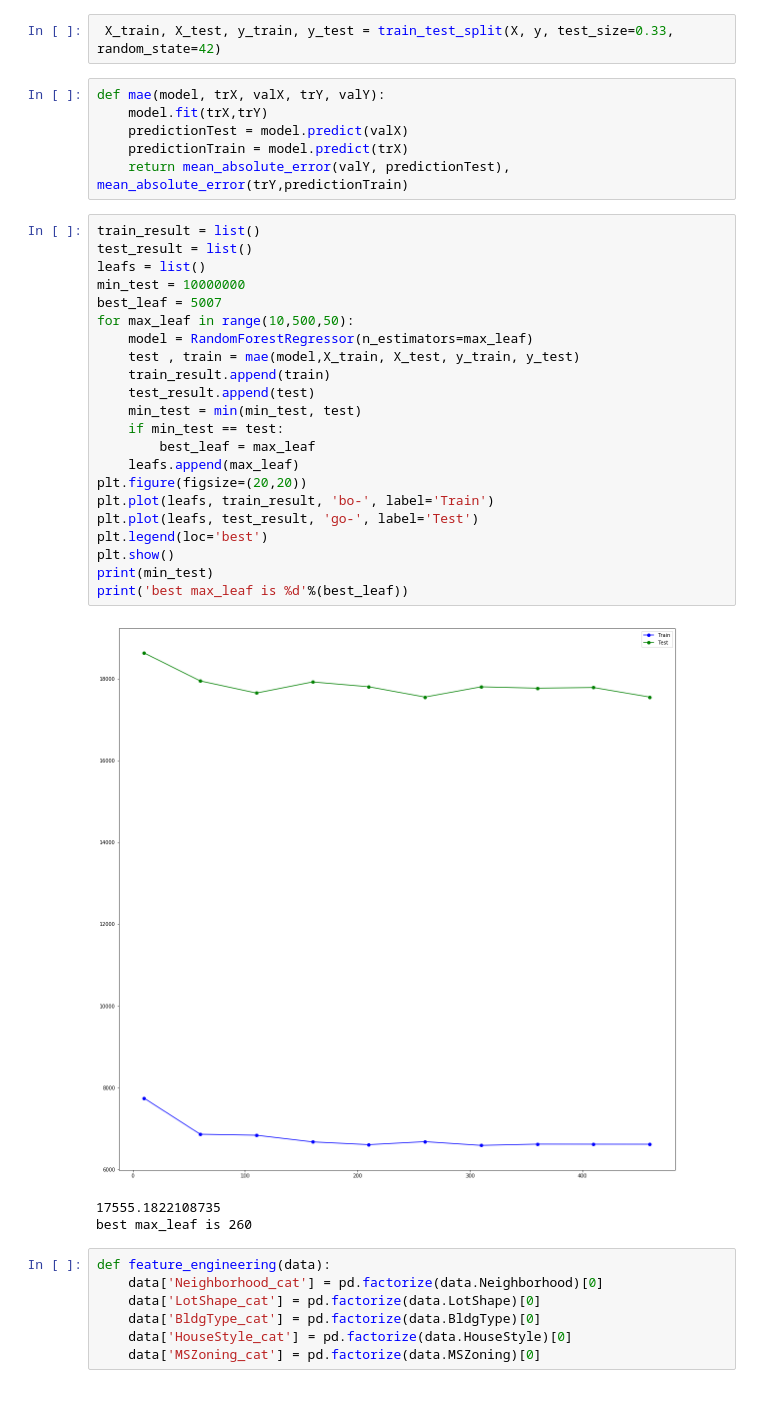
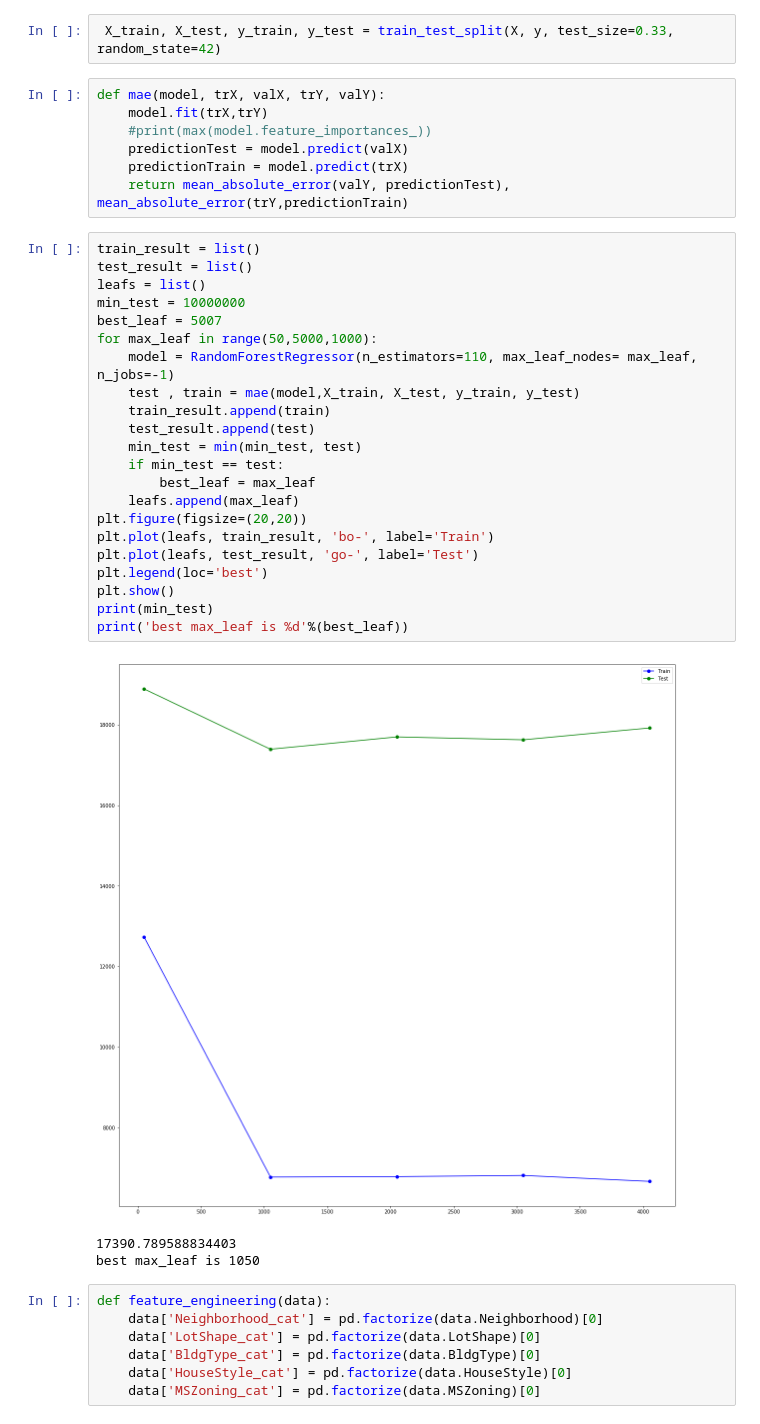
Before and after one commit to WolakT/house_prices, a Jupyter notebook: House prices.ipynb, the cells around one changed output. Cells and saved outputs as stored; diff of their text form.

```diff
--- a/House prices.ipynb
+++ b/House prices.ipynb
@@ -70,35 +92,36 @@ y = sub_train['SalePrice']
 # %%
 def mae(model, trX, valX, trY, valY):
     model.fit(trX,trY)
+    #print(max(model.feature_importances_))
     predictionTest = model.predict(valX)
     predictionTrain = model.predict(trX)
     return mean_absolute_error(valY, predictionTest), mean_absolute_error(trY,predictionTrain)
 # %%
 train_result = list()
 test_result = list()
 leafs = list()
 min_test = 10000000
 best_leaf = 5007
-for max_leaf in range(10,500,50):
-    model = RandomForestRegressor(n_estimators=max_leaf)
+for max_leaf in range(50,5000,1000):
+    model = RandomForestRegressor(n_estimators=110, max_leaf_nodes= max_leaf, n_jobs=-1)
     test , train = mae(model,X_train, X_test, y_train, y_test)
     train_result.append(train)
     test_result.append(test)
     min_test = min(min_test, test)
     if min_test == test:
         best_leaf = max_leaf
     leafs.append(max_leaf)
 plt.figure(figsize=(20,20))
 plt.plot(leafs, train_result, 'bo-', label='Train')
 plt.plot(leafs, test_result, 'go-', label='Test')
 plt.legend(loc='best')
 plt.show()
 print(min_test)
 print('best max_leaf is %d'%(best_leaf))
 # %% [output]
-[figure, old version]
+[figure, new version]
-17555.1822108735
-best max_leaf is 260
+17390.789588834403
+best max_leaf is 1050
 # %%
 def feature_engineering(data):
     data['Neighborhood_cat'] = pd.factorize(data.Neighborhood)[0]
```
Also changed, not shown: parts of 7 cells of this notebook, 2 other files.
